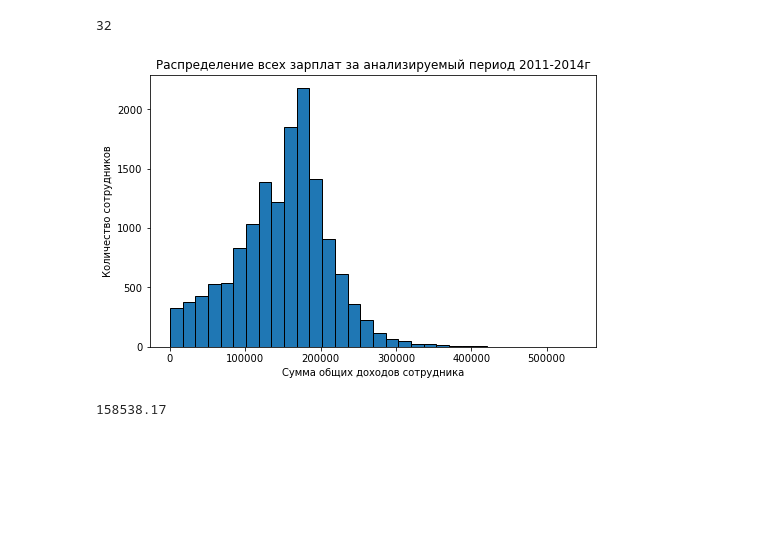
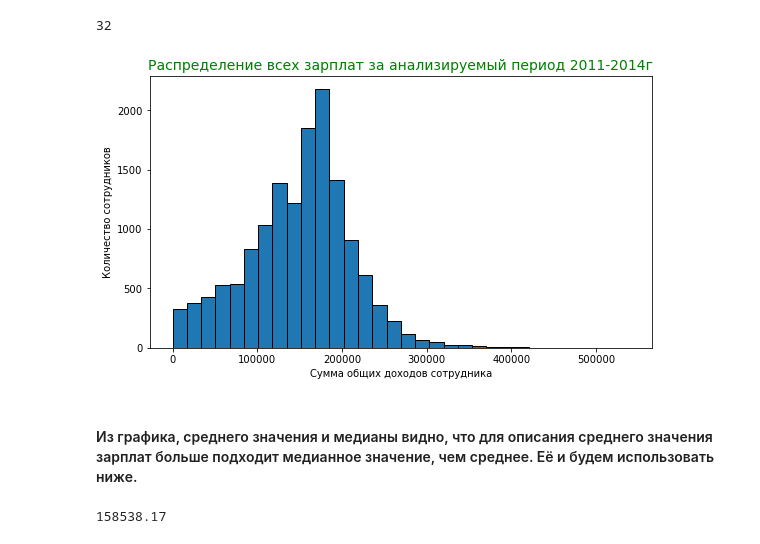
Before and after one commit to PhilippRemizov/My_final_project, a Jupyter notebook: Salaries in San Francisco final.ipynb, the cells around one changed output. Drawn from its saved outputs; the diff is of its cells as text; code cells hidden in the pictures; blank space fills up the shorter version.

```diff
--- a/Salaries in San Francisco final.ipynb
+++ b/Salaries in San Francisco final.ipynb
@@ -250,14 +249,16 @@ int(1+3.322*math_.log(len(df_with_depart))) # Оптимальное колич
 32
 # %%
 # Смотрим распределение всех зарплат с оптимальным для анализа количеством столбцов (Формула Стерджесса)
-rcParams['figure.figsize'] = 8,5
+plt.figure(figsize=(9,5))
 hist_info = plt.hist(df_with_depart.TotalPayBenefits, bins=int(1+3.322*math_.log(len(df_with_depart))), edgecolor='black')
-plt.title('Распределение всех зарплат за анализируемый период 2011-2014г')
+plt.title('Распределение всех зарплат за анализируемый период 2011-2014г', size=14, color='g')
 plt.ylabel('Количество сотрудников')
 plt.xlabel('Сумма общих доходов сотрудника')
 plt.show()
 # %% [output]
-[figure, old version]
+[figure, new version]
+# %% [markdown]
+#### Из графика, среднего значения и медианы видно, что для описания среднего значения зарплат больше подходит медианное значение, чем среднее. Её и будем использовать ниже.
 # %%
 # Медианный доход сотрудника в целом по данным
 df_with_depart.TotalPayBenefits.median()
```
Also changed, not shown: parts of 43 cells of this notebook.
